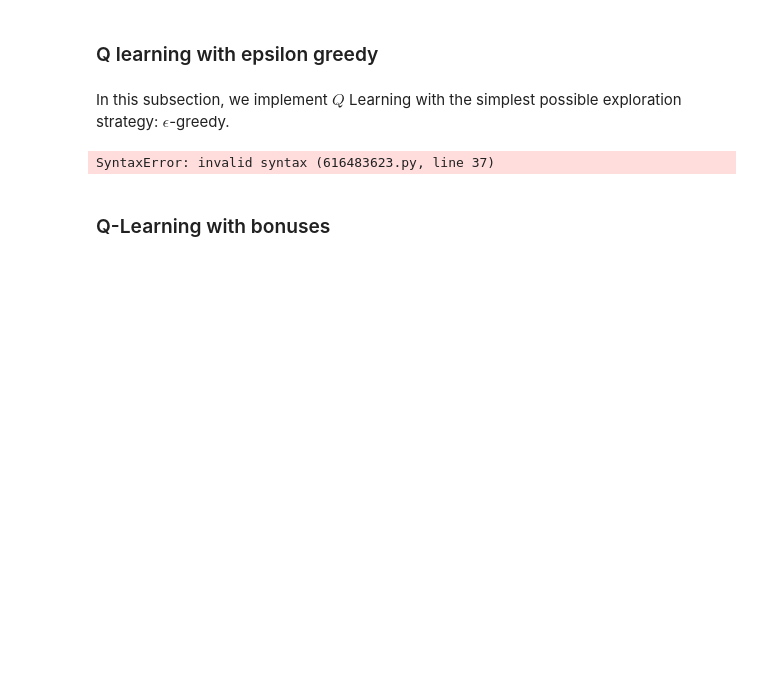
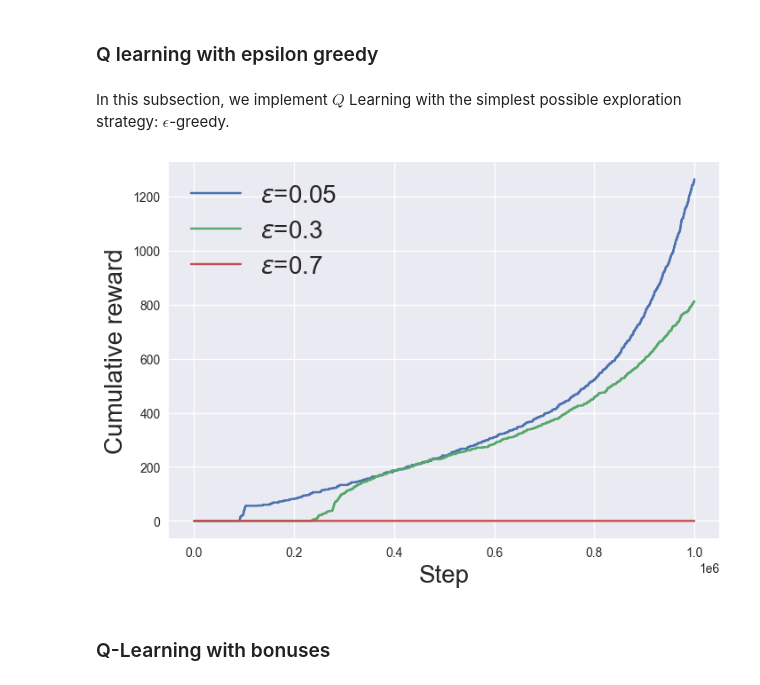
Before and after one commit to Pandananana/EPFL-Reinforcement-Learning, a Jupyter notebook: notebook1/Assignment.ipynb, the cells around one changed output. Cells and saved outputs as stored; diff of their text form; code cells hidden in the pictures; blank space fills up the shorter version.

```diff
--- a/notebook1/Assignment.ipynb
+++ b/notebook1/Assignment.ipynb
@@ -468,7 +486,7 @@ def q_learning_epsilon_greedy(K: int = 100000, H: int = 20, epsilon: float = 0.1
     for k in range(K):  # Episode loop
         state = 99  # Initial state
         for h in range(H):  # Step loop
-            explore = np.random.binomial(2, p=epsilon)
+            explore = np.random.binomial(1, p=epsilon) #Change 2 to 1
             if explore:
                 # Exploration: With probability epsilon take a random action
                 a = np.random.choice(gridworld.n_actions)
@@ -484,18 +502,32 @@ def q_learning_epsilon_greedy(K: int = 100000, H: int = 20, epsilon: float = 0.1
                                          p=gridworld.T[a][state])
 
             # Update Q according to the algorithm
-            Q[h, state, a] = ???
+            # Using $Q_h(x_h,a_h)\leftarrow (1-\alpha)Q_h(x_h,a_h) +\alpha\left[r_h(x_h,a_h) + V_{h+1}(x_{h+1})\right]$
+            Q[h, state, a] = (1-alpha)*Q[h, state, a] + alpha*(gridworld.r[state,a]+V[h+1,new_state])
 
             # Update V as the Q-value of the optimal actions for the current state
             V[h, state] = np.min([np.max(Q[h, state, :]), H])
 
             state = new_state
     return rewards
-# %% [output]
-SyntaxError: invalid syntax (616483623.py, line 37)
 # %%
 reward_eps_greedy = q_learning_epsilon_greedy()  # You can play around with the arguments if you like
 cumulative_reward_eps_greedy = np.cumsum(reward_eps_greedy)
+# %%
+reward_low_eps = q_learning_epsilon_greedy(K = 50000, epsilon=0.05)
+reward_mid_eps = q_learning_epsilon_greedy(K = 50000, epsilon=0.3)
+reward_high_eps = q_learning_epsilon_greedy(K = 50000, epsilon=0.7)
+# %%
+plot_lines(
+    [np.cumsum(reward_low_eps), np.cumsum(reward_mid_eps), np.cumsum(reward_high_eps)],
+    [r"$\epsilon$=0.05", r"$\epsilon$=0.3", r"$\epsilon$=0.7"],
+    ["Step", "Cumulative reward"],
+    "figs",
+    "Qlearning_eps.pdf",
+    show=True
+)
+# %% [output]
+[figure, added]
 # %% [markdown]
 ### Q-Learning with bonuses
 # %% [markdown]
```
Also changed, not shown: parts of 8 cells of this notebook, 2 other files.
